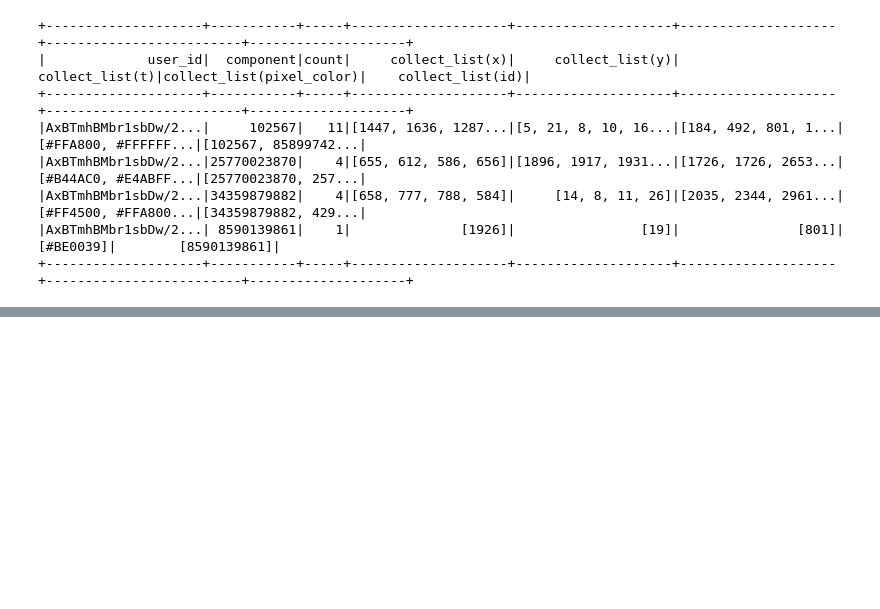
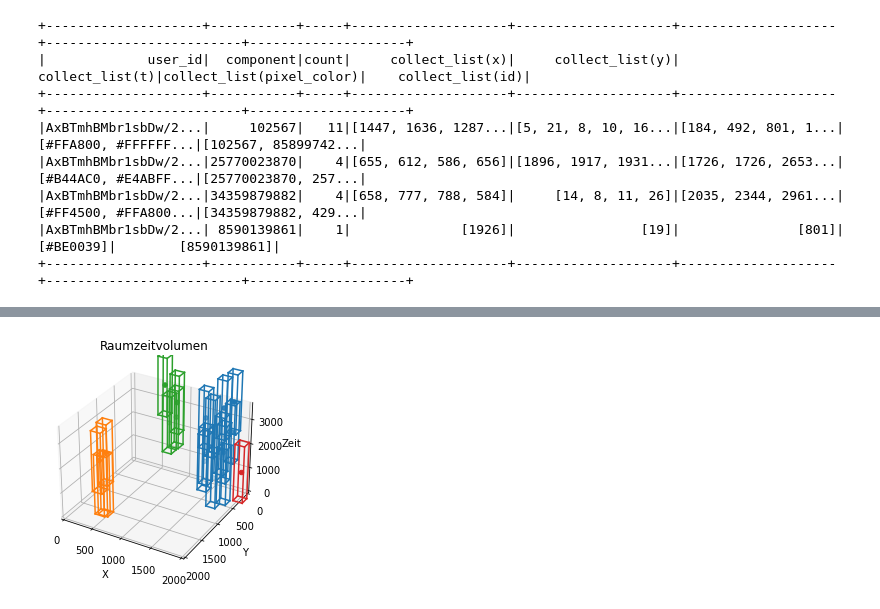
Before and after one commit to biervertrieb/placegroups, a Jupyter notebook: notebooks/0.1-heuer-pixelklassen.ipynb, the cells around one changed output, grey strips where cells are left out. Saved outputs shown, nothing was run; the diff lists cells and outputs as text; code cells hidden in the pictures; blank space fills up the shorter version.

```diff
--- a/notebooks/0.1-heuer-pixelklassen.ipynb
+++ b/notebooks/0.1-heuer-pixelklassen.ipynb
@@ -297,20 +297,24 @@ plt.show()
 # %%
+from src.visualization.visuialization_functions import plot_pixel_boundingbox
 subplot = new_xyt_plot()
 #subplot = plot_list_of_pixellist(pixellistlist,subplot=subplot,finish=False)
 
 colorpicker = iter(plt.cm.tab10(
     np.linspace(0, 1, 10)))
 for pixellist in pixellistlist:
-    color = [next(colorpicker)]
-    subplot=plot_pixellist(pixellist, color, subplot, finish=False)
+    color = next(colorpicker)
+    pixellistcolor = [color]
+    subplot=plot_pixellist(pixellist, color=pixellistcolor, subplot=subplot, finish=False)
     x_list, y_list, t_list = list(pixellist)
-    for (i in a.range(0,len(x_list))):
+    for i in np.arange(0,len(x_list)):
         plot_pixel_boundingbox(x_list[i],y_list[i],t_list[i],color,subplot,finish=False)
 
 subplot.set_title('Raumzeitvolumen')
 subplot.set_ylim([2001,0])
 subplot.set_xlim([0,2001])
 subplot.set_zlim([0,3601])
 
 plt.savefig('raumzeiten.png',dpi=300)
 plt.show()
+# %% [output]
+[figure, added]
```
Also changed, not shown: parts of 3 cells of this notebook.
